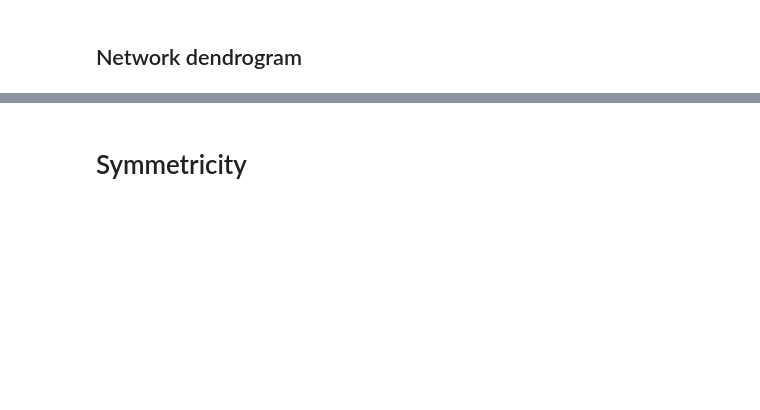
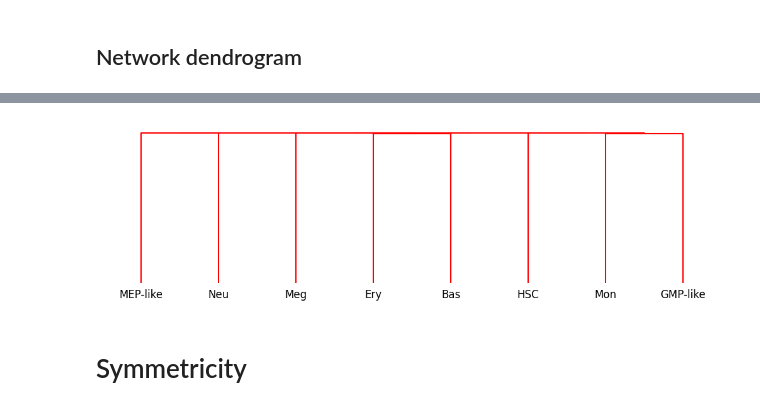
Before and after one commit to Bernaljp/scHopfield, a Jupyter notebook: hematopoiesis_analysis_sch.ipynb, the cells around one changed output, grey strips where cells are left out. Cells and saved outputs as stored; diff of their text form; code cells hidden in the pictures; blank space fills up the shorter version.

```diff
--- a/hematopoiesis_analysis_sch.ipynb
+++ b/hematopoiesis_analysis_sch.ipynb
@@ -315,14 +324,16 @@ plt.show()
 # %%
 fig,axs = plt.subplots(1,1,figsize=(10, 3), tight_layout=True)
 axs.get_yaxis().set_visible(False)
 axs.spines['top'].set_visible(False)
 axs.spines['right'].set_visible(False)
 axs.spines['bottom'].set_visible(False)
 axs.spines['left'].set_visible(False)
 
-Z = scp.cluster.hierarchy.linkage(squareform(1-ls.pearson_bin), 'complete', )
-scp.cluster.hierarchy.dendrogram(Z, labels = ls.pearson_bin.index)
+Z = scp.cluster.hierarchy.linkage(squareform(1-pearson_bin), 'complete')
+scp.cluster.hierarchy.dendrogram(Z, labels = pearson_bin.index)
 plt.show()
+# %% [output]
+[figure, added]
 # %% [markdown]
 # Symmetricity
 # %%
```
Also changed, not shown: parts of 15 cells of this notebook, 2 other files.
